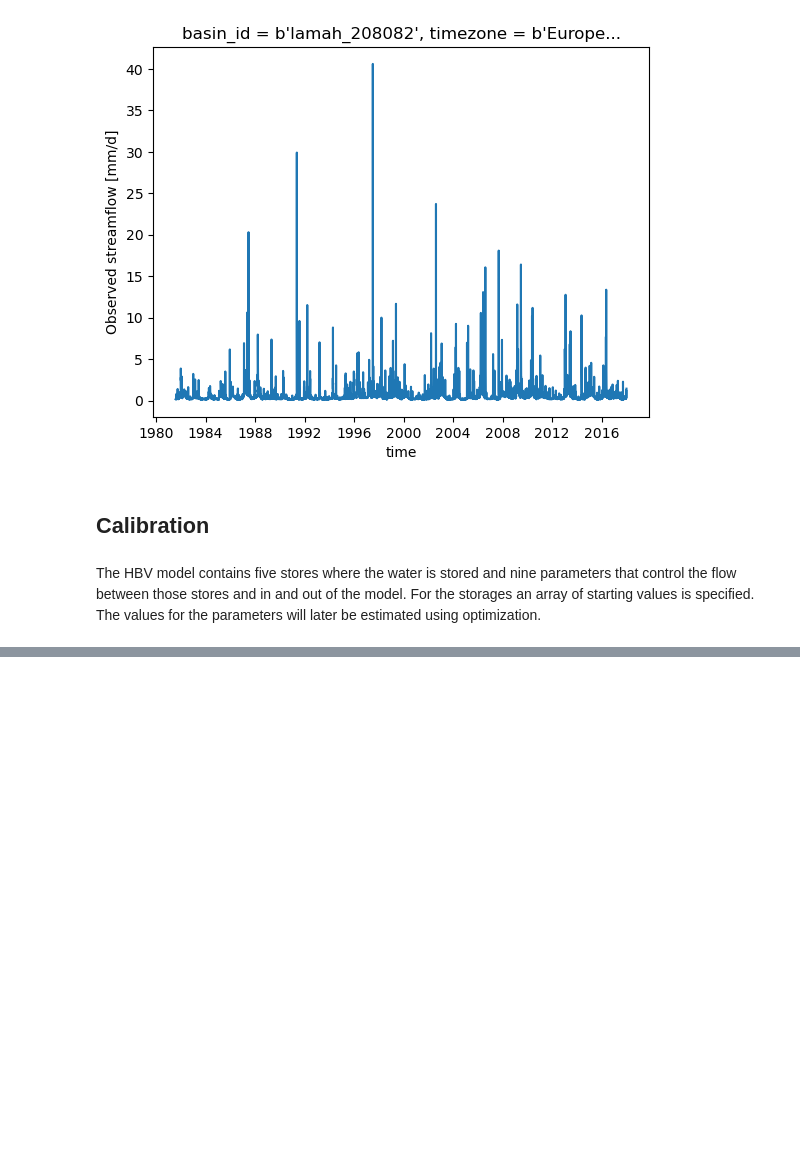
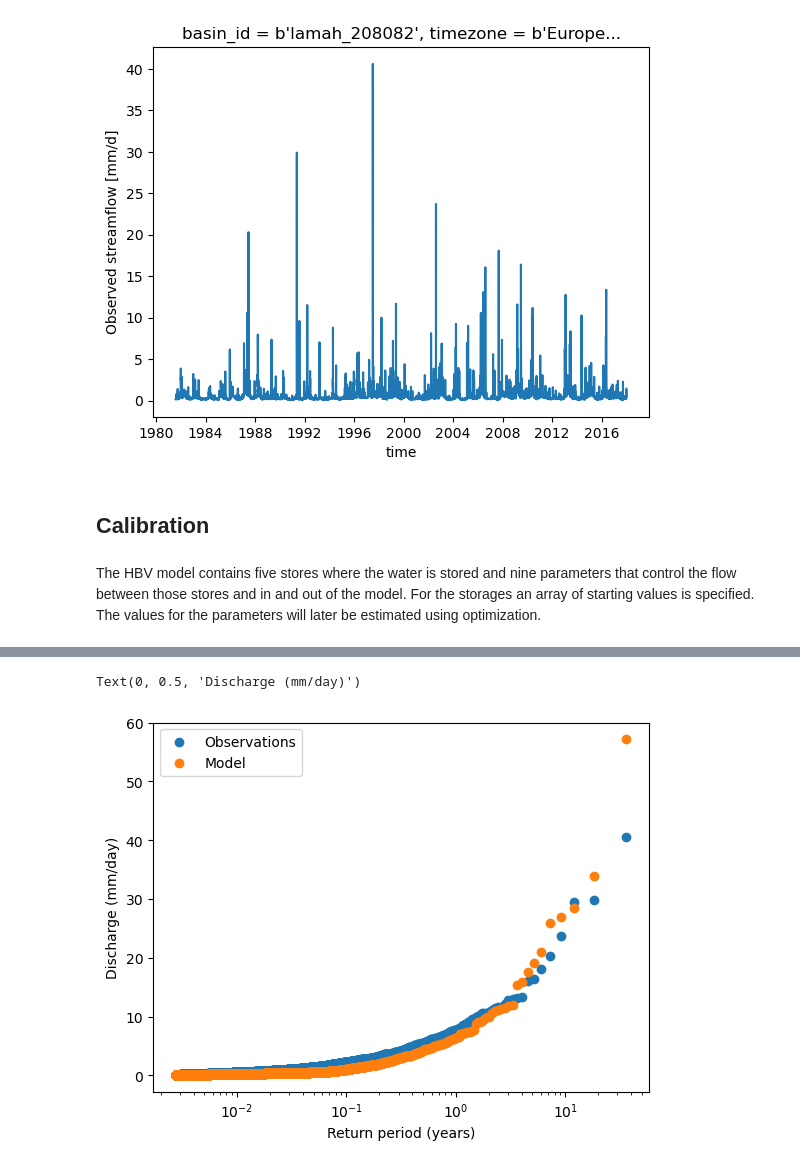
Before and after one commit to ThirzavanEsch/BEPproject, a Jupyter notebook: book/CalibrationMaximums.ipynb, the cells around one changed output, grey strips where cells are left out. Cells and saved outputs as stored; diff of their text form; code cells hidden in the pictures; blank space fills up the shorter version.

```diff
--- a/book/CalibrationMaximums.ipynb
+++ b/book/CalibrationMaximums.ipynb
@@ -243,23 +264,26 @@ Text(0.5, 1.0, 'Modelled and Observed discharge')
 # %%
 # Sort data from high to low
-sorted_model_data = np.sort(model_output_filtered)[::-1]  # Sorteer aflopend
-ds_forcing_filtered = np.sort(ds_forcing_filtered)[::-1]
+sorted_model_data = np.sort(discharge_dataseries)[::-1]  # Sorteer aflopend
+ds_forcing_filtered = np.sort(obs_series)[::-1]
 
 #calculate return periods
 m = len(sorted_model_data)
 rank = np.arange(1, m + 1)
 return_periods_days_model = (m + 1) / rank
 return_periods_years_model = return_periods_days_model / 365.25
 
 
 m = len(ds_forcing_filtered)
 rank = np.arange(1, m + 1)
 return_periods_days_obs = (m + 1) / rank
 return_periods_years_obs = return_periods_days_obs / 365.25
 
 plt.xscale('log')
+plt.scatter(return_periods_years_obs, ds_forcing_filtered, label='Observations')
 plt.scatter(return_periods_years_model, sorted_model_data, label='Model')
-plt.scatter(return_periods_years_obs, ds_forcing_filtered, label='Observations')
 plt.legend()
 plt.xlabel('Return period (years)')
 plt.ylabel('Discharge (mm/day)')
+# %% [output]
+Text(0, 0.5, 'Discharge (mm/day)')
+[figure, added]
```
Also changed, not shown: parts of 7 cells of this notebook.
